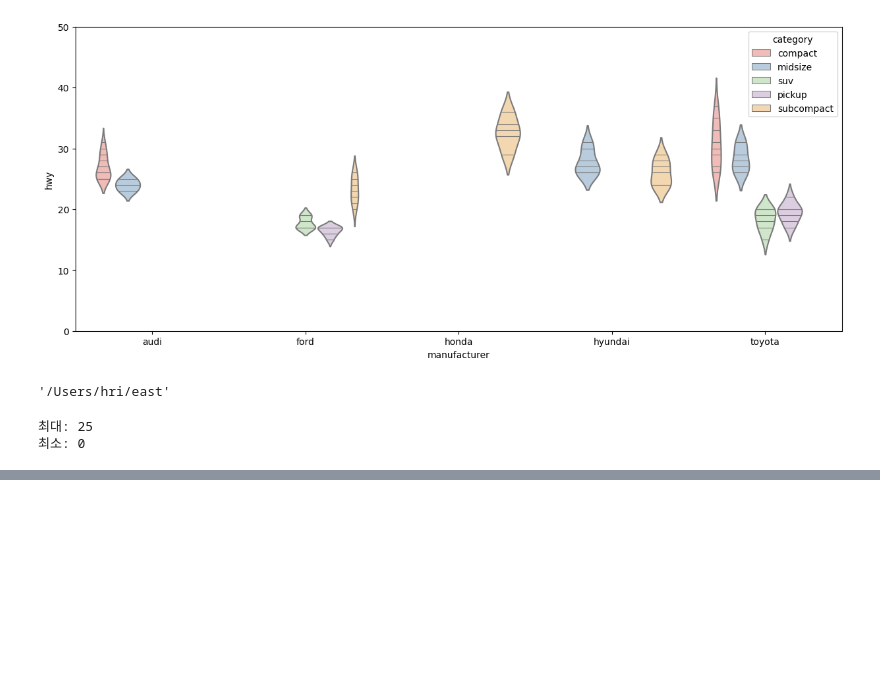
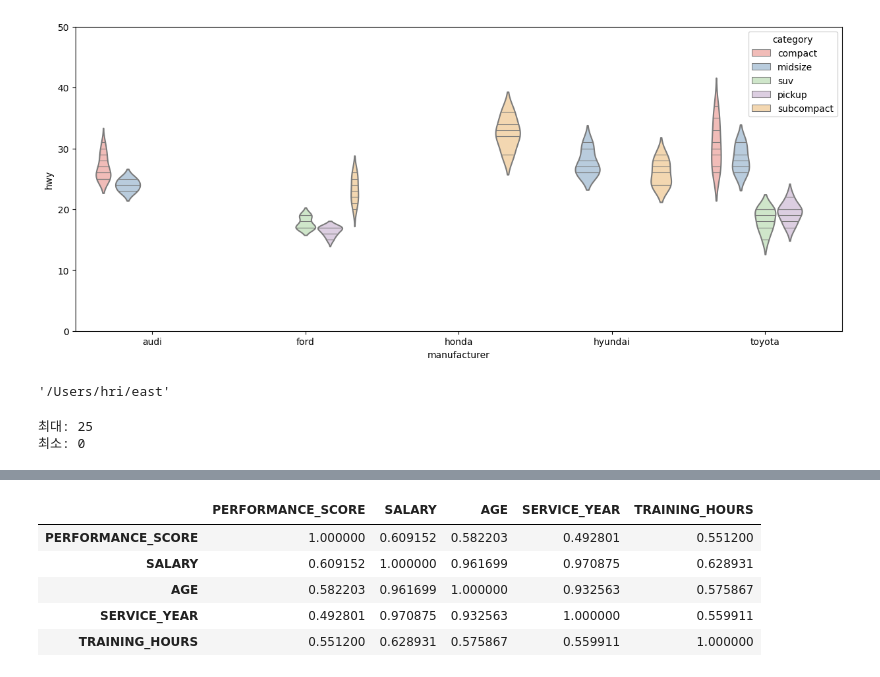
Before and after one commit to ryuihwang/practicing, a Jupyter notebook: Untitled3.ipynb, the cells around one changed output, grey strips where cells are left out. Cells and saved outputs as stored; diff of their text form; code cells hidden in the pictures; blank space fills up the shorter version.

```diff
--- a/Untitled3.ipynb
+++ b/Untitled3.ipynb
@@ -147,0 +233,9 @@ print("최소:", hr_info['SERVICE_YEAR'].min())
+# %%
+hr_info[['PERFORMANCE_SCORE', 'SALARY', 'AGE', 'SERVICE_YEAR', 'TRAINING_HOURS']].corr()
+# %% [output]
+|  | PERFORMANCE_SCORE | SALARY | AGE | SERVICE_YEAR | TRAINING_HOURS |
+| PERFORMANCE_SCORE | 1.000000 | 0.609152 | 0.582203 | 0.492801 | 0.551200 |
+| SALARY | 0.609152 | 1.000000 | 0.961699 | 0.970875 | 0.628931 |
+| AGE | 0.582203 | 0.961699 | 1.000000 | 0.932563 | 0.575867 |
+| SERVICE_YEAR | 0.492801 | 0.970875 | 0.932563 | 1.000000 | 0.559911 |
+| TRAINING_HOURS | 0.551200 | 0.628931 | 0.575867 | 0.559911 | 1.000000 |
```
Also changed, not shown: parts of 8 cells of this notebook, 9 other files.
